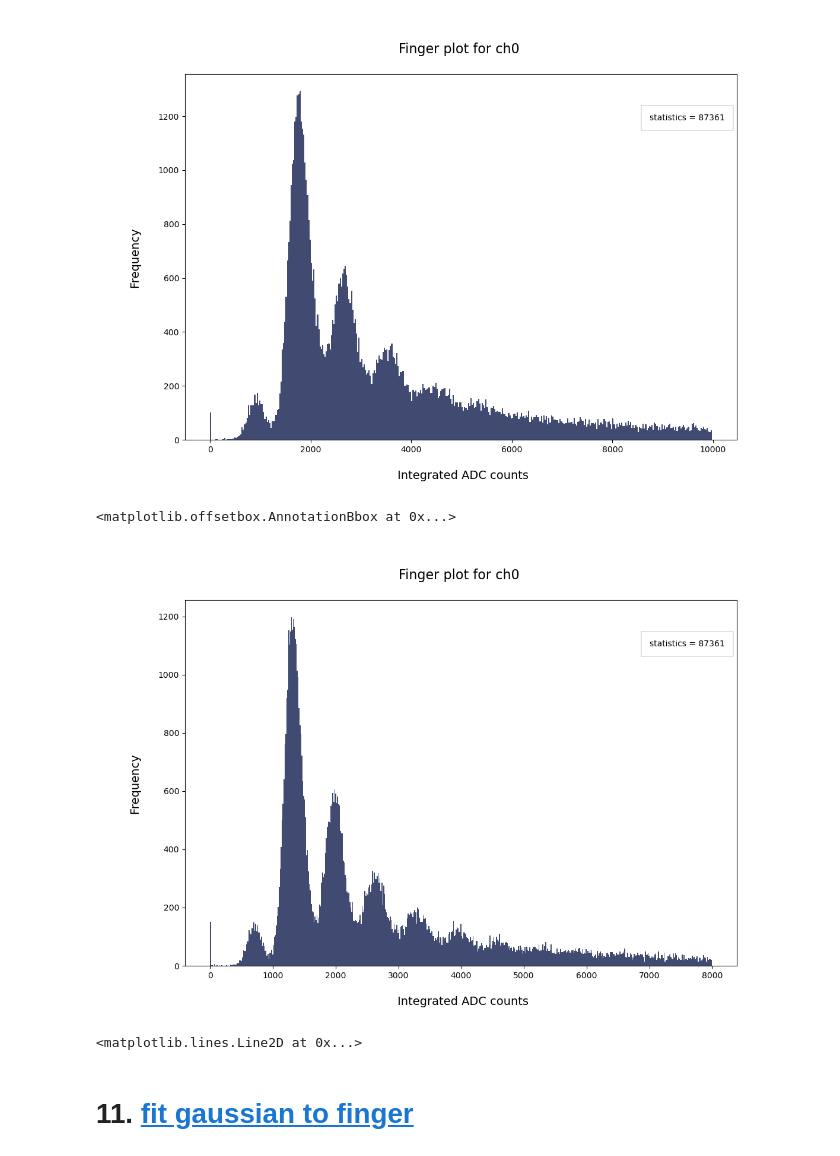
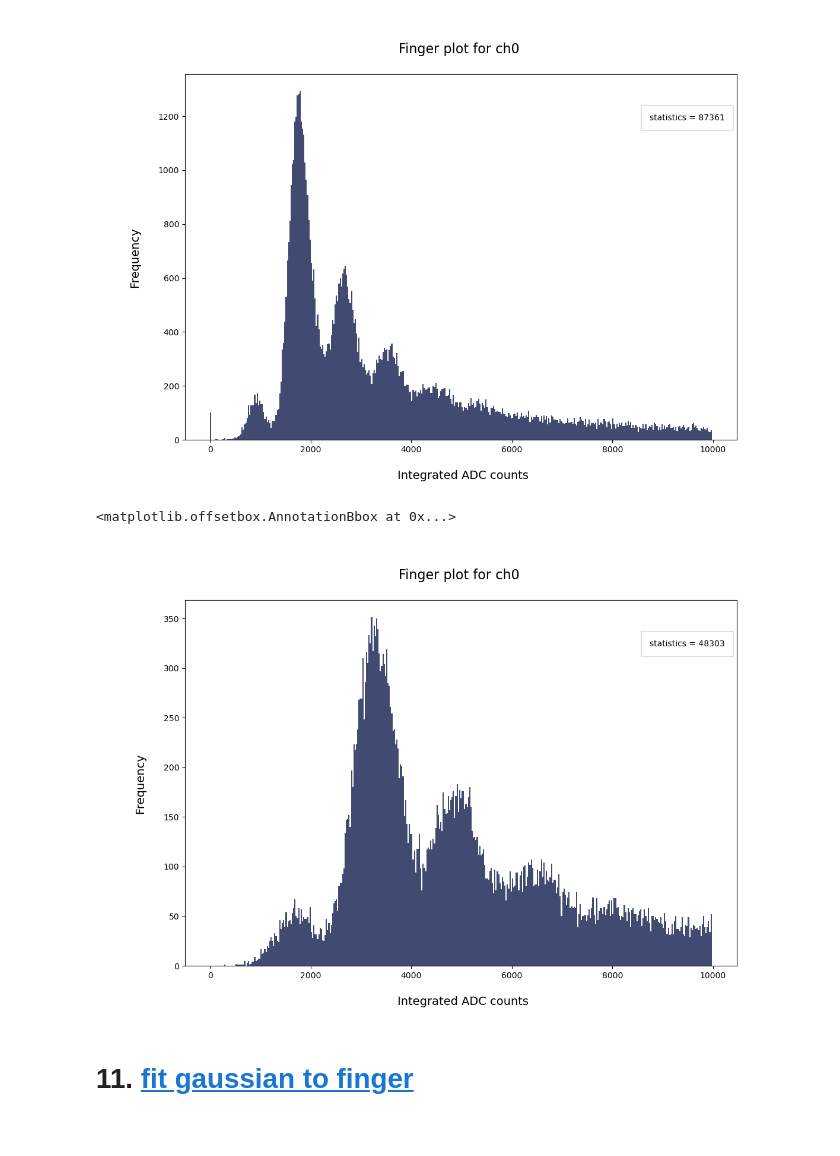
Before and after one commit to sarthchoudhary/ArGCAT, a Jupyter notebook: notebooks/histogram_pulse_param.ipynb, the cells around one changed output. Saved outputs shown, nothing was run; the diff lists cells and outputs as text; code cells hidden in the pictures.

Commit message:
changed integration kernel limits for making fingerplot. Updated SPE and SNR.

```diff
--- a/notebooks/histogram_pulse_param.ipynb
+++ b/notebooks/histogram_pulse_param.ipynb
@@ -758,15 +771,18 @@ ax99.add_artist(annotation_box_artist)
 
 integration_vector = np.array([])
 
-for wf_index in fit_catalogue[ch_x]['wf_raw'].index.values:
+for wf_index in fit_catalogue[ch_x]['wf_raw'].index.values[:50000]:
     # if fit_catalogue[ch_x]['chisqr'].loc[wf_index] < 2.0:
-    if True:
+    # if True:
+    if (fit_catalogue['ch0']['fit_param'].loc[wf_index][0] < 600) & (fit_catalogue['ch0']['fit_param'].loc[wf_index][0] > 400):
         fitted_param = fit_catalogue[ch_x]['fit_param'][wf_index]
         fitted_baseline = fitted_param[4]
         # trace = fit_catalogue[ch_x]['wf_raw'].loc[wf_index] - fitted_baseline
         trace = fit_catalogue[ch_x][f'filtered_wf_{ch_x}'].loc[wf_index] - fitted_baseline
+        # trace = fit_catalogue[ch_x][f'filtered_wf_{ch_x}'].loc[wf_index] # experimenting
         peak_loc =  int(fitted_param[0])
         # pulse_win_integration_value = np.sum(trace[pulse_integration_window_begin:pulse_integration_window_end]) # fixed window
         # pulse_win_integration_value = np.sum(trace[peak_loc-10:peak_loc+50]) # asymmetric window around peak
-        pulse_win_integration_value = np.sum(trace[peak_loc-20:peak_loc+20])
+        # pulse_win_integration_value = np.sum(trace[peak_loc-20:peak_loc+20]) # specific to FilteredWF
+        pulse_win_integration_value = np.sum(trace[peak_loc-100:peak_loc+100])
         integration_vector = np.append(integration_vector, pulse_win_integration_value)
@@ -773,33 +791,30 @@ for wf_index in fit_catalogue[ch_x]['wf_raw'].index.values:
 # %%
 fig100, ax100 = plt.subplots( figsize=(12, 8))
 # hist_content, hist_edges, _hist_obj = ax99.hist(integration_vector, bins=np.arange(0, 2500, 10), color='#B5D9C0', label=ch_x); # peak_loc works for ch1
-# hist_content, hist_edges, _hist_obj = ax99.hist(integration_vector, bins=np.arange(0, 10000, 25), color='#414B71', label=ch_x); # peak_loc works for ch0
-hist_content, hist_edges, _hist_obj = ax100.hist(integration_vector, bins=np.arange(0, 8000, 15), color='#414B71', label=ch_x); # peak_loc works for ch0
+hist_content, hist_edges, _hist_obj = ax100.hist(integration_vector, bins=np.arange(0, 10000, 25), color='#414B71', label=ch_x); # peak_loc works for ch0
+# hist_content, hist_edges, _hist_obj = ax100.hist(integration_vector, bins=np.arange(0, 8000, 15), color='#414B71', label=ch_x); # peak_loc works for ch0
 # hist_content, hist_edges, _hist_obj = ax99.hist(integration_vector, bins=np.arange(0, 2000, 20), color='#AC7774', label='ch2');
 ax100.set_title(f'Finger plot for {ch_x} \n', fontsize=16)
 ax100.set_xlabel('\n Integrated ADC counts')
 ax100.set_ylabel('Frequency \n')
 # ax99.legend(bbox_to_anchor=(1.0, 1.0))
 txt_box = offsetbox.TextArea(f"statistics = {len(integration_vector)}", textprops=dict(color='black', backgroundcolor='white'))
 annotation_box_artist = offsetbox.AnnotationBbox(
                         txt_box, (0.91, 0.88), frameon=True, pad=0.1, xycoords='axes fraction',
                         bboxprops=dict(edgecolor='#2D2D2D', linewidth=0.2, boxstyle="square, pad=1.0")
                         )
 ax100.add_artist(annotation_box_artist)
 # %% [output]
 <matplotlib.offsetbox.AnnotationBbox at 0x...>
-[figure, old version]
+[figure, new version]
 # %%
 ax100.grid()
 # %%
-# ax100.axvline(x = 1000, linestyle='--', alpha=0.5, color='grey', label='fit range')
-# ax100.axvline(x = 1725, linestyle='--', alpha=0.5, color='grey')
-ax100.axvline(x = 1750, linestyle='--', alpha=0.5, color='grey')
-ax100.axvline(x = 2250, linestyle='--', alpha=0.5, color='grey')
-
+# ax100.axvline(x = 2500, linestyle='--', alpha=0.5, color='grey')
+# ax100.axvline(x = 4250, linestyle='--', alpha=0.5, color='grey')
+# ax100.axvline(x = 4250, linestyle='--', alpha=0.5, color='magenta')
+# ax100.axvline(x = 5725, linestyle='--', alpha=0.5, color='magenta')
 # # ax99.axvline(x = 2517, linestyle='--', color='magenta', alpha=0.5, label='mean f1')
 # # ax99.axvline(x = 3770, linestyle='--', color='magenta', alpha=0.5, label='mean f2')
 # ax99.legend(bbox_to_anchor=(1.0, 0.75))
-# %% [output]
-<matplotlib.lines.Line2D at 0x...>
 # %%
```
Also changed, not shown: parts of 26 cells of this notebook.
